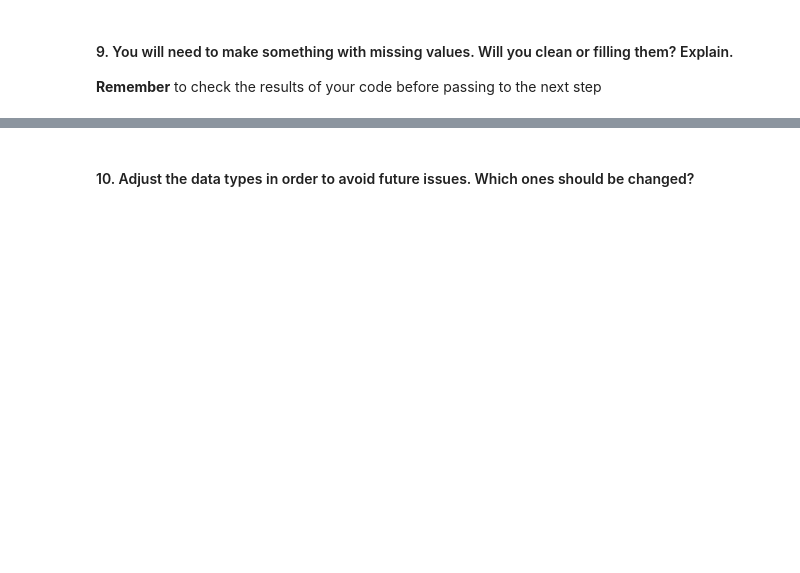
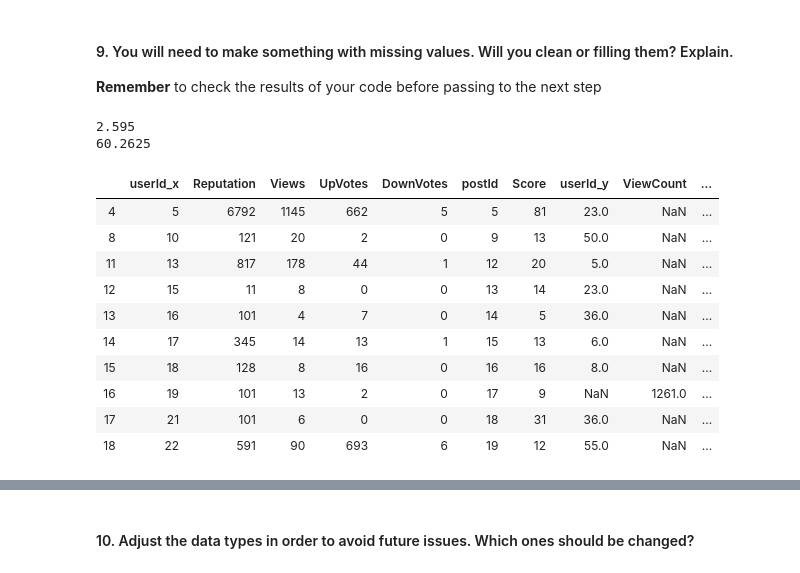
Before and after one commit to ta-data-lis/lab-data-cleaning, a Jupyter notebook: your-code/main.ipynb, the cells around one changed output, grey strips where cells are left out. Drawn from its saved outputs; the diff is of its cells as text; code cells hidden in the pictures; blank space fills up the shorter version.

```diff
--- a/your-code/main.ipynb
+++ b/your-code/main.ipynb
@@ -57,3 +106,24 @@ You will need to make a [merge](https://pandas.pydata.org/pandas-docs/stable/gen
 # %% [markdown]
 #### 9. You will need to make something with missing values.  Will you clean or filling them? Explain.
 **Remember** to check the results of your code before passing to the next step
+# %%
+#finding percentage of null values in both columns
+print(merged_df['userId_y'].isnull().sum() * 100/ len(merged_df))
+print(merged_df['ViewCount'].isnull().sum() * 100/ len(merged_df))
+# %% [output]
+2.595
+60.2625
+# %%
+merged_df[merged_df.isna().any(axis=1)].head(10)
+# %% [output]
+|  | userId_x | Reputation | Views | UpVotes | DownVotes | postId | Score | userId_y | ViewCount | ... |
+| 4 | 5 | 6792 | 1145 | 662 | 5 | 5 | 81 | 23.0 | NaN | ... |
+| 8 | 10 | 121 | 20 | 2 | 0 | 9 | 13 | 50.0 | NaN | ... |
+| 11 | 13 | 817 | 178 | 44 | 1 | 12 | 20 | 5.0 | NaN | ... |
+| 12 | 15 | 11 | 8 | 0 | 0 | 13 | 14 | 23.0 | NaN | ... |
+| 13 | 16 | 101 | 4 | 7 | 0 | 14 | 5 | 36.0 | NaN | ... |
+| 14 | 17 | 345 | 14 | 13 | 1 | 15 | 13 | 6.0 | NaN | ... |
+| 15 | 18 | 128 | 8 | 16 | 0 | 16 | 16 | 8.0 | NaN | ... |
+| 16 | 19 | 101 | 13 | 2 | 0 | 17 | 9 | NaN | 1261.0 | ... |
+| 17 | 21 | 101 | 6 | 0 | 0 | 18 | 31 | 36.0 | NaN | ... |
+| 18 | 22 | 591 | 90 | 693 | 6 | 19 | 12 | 55.0 | NaN | ... |
```
Also changed, not shown: parts of 8 cells of this notebook.
